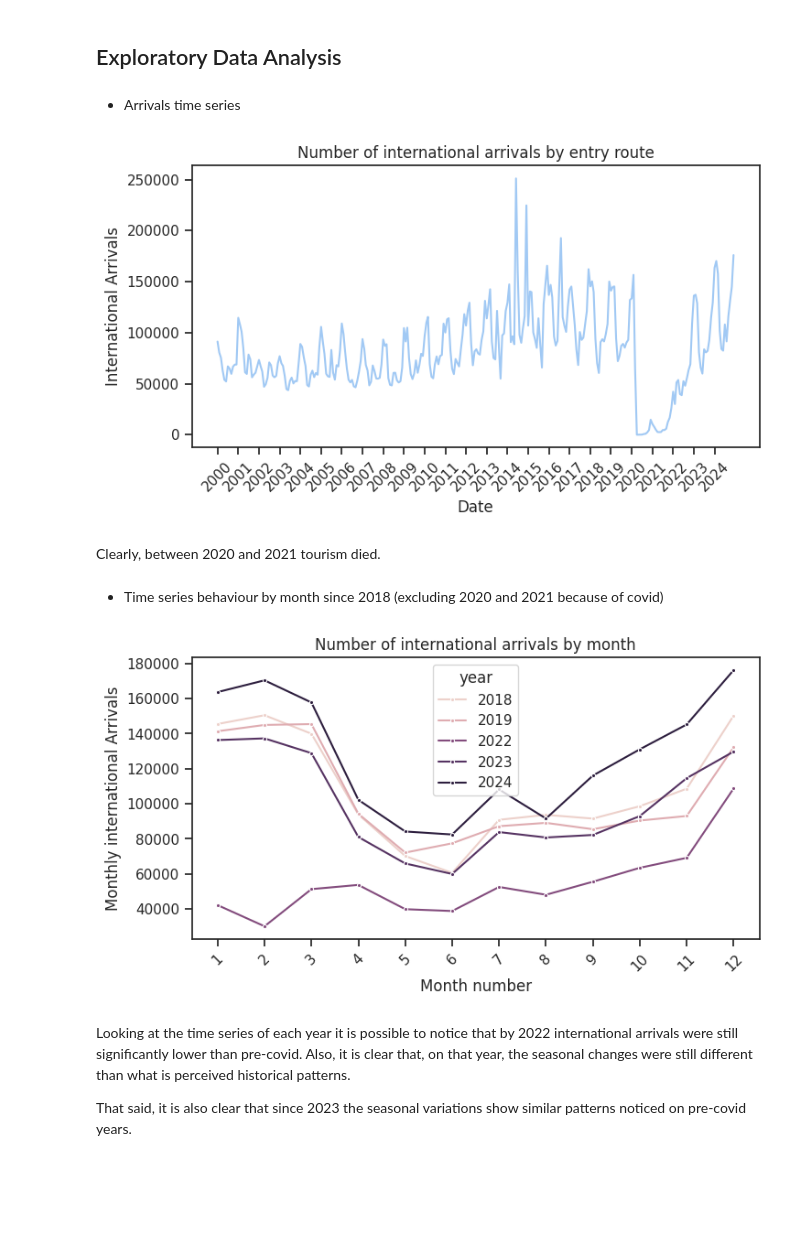
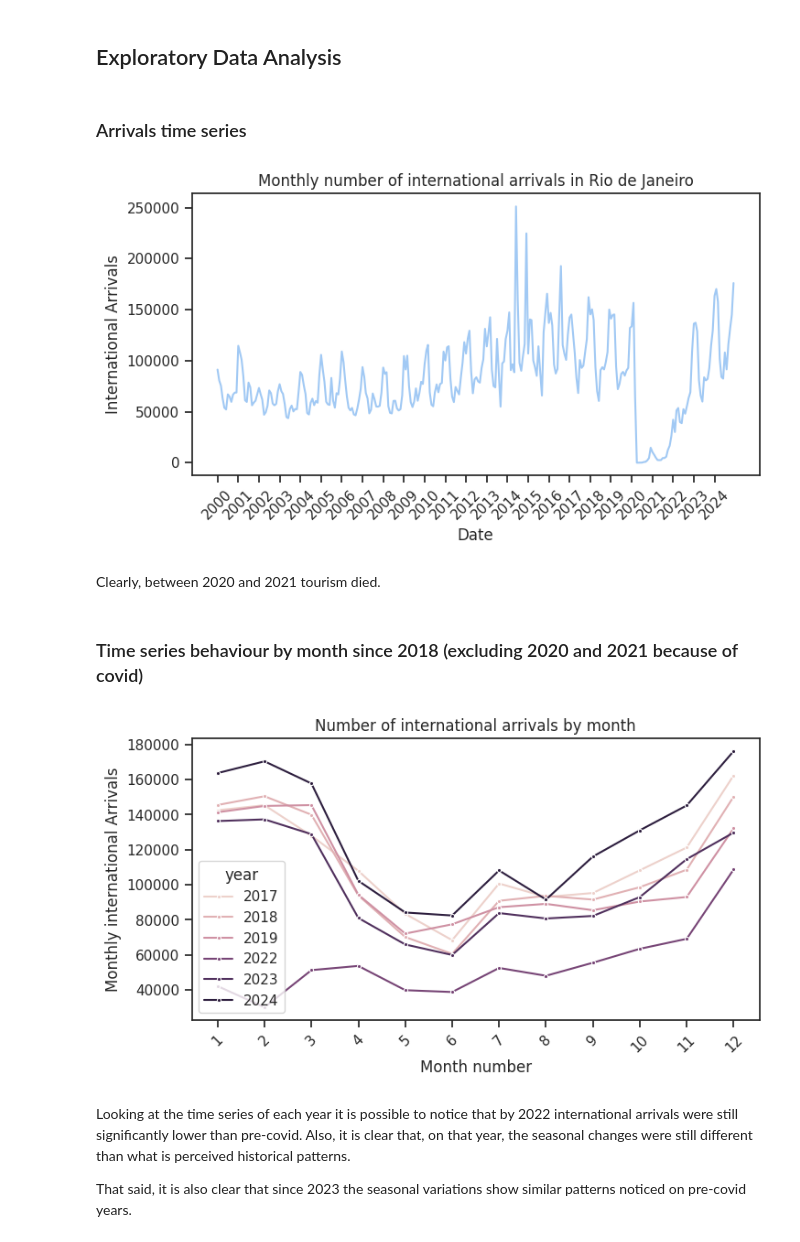
Before and after one commit to renanop/international_arrivals_time_series_forecasting, a Jupyter notebook: notebooks/exploration/eda.ipynb, the cells around one changed output. Drawn from its saved outputs; the diff is of its cells as text; code cells hidden in the pictures; blank space fills up the shorter version.

```diff
--- a/notebooks/exploration/eda.ipynb
+++ b/notebooks/exploration/eda.ipynb
@@ -152,7 +158,7 @@ plotter = Plotter()
 # %% [markdown]
 ## Exploratory Data Analysis
 # %% [markdown]
-* Arrivals time series
+### Arrivals time series
 # %%
 fig, ax = plotter.plot(
     data=df_rj,
@@ -163,7 +169,7 @@ fig, ax = plotter.plot(
     errorbar=None,
     x_label="Date",
     y_label = "International Arrivals",
-    title="Number of international arrivals by entry route"
+    title="Monthly number of international arrivals in Rio de Janeiro"
     )
 
 years = pd.date_range(start=df_rj["date"].min(), end=df_rj["date"].max(), freq="YS")
@@ -173,32 +179,32 @@ ax.tick_params(axis="x", rotation=45)
 
 plt.show()
 # %% [output]
-[figure, old version]
+[figure, new version]
 # %% [markdown]
 Clearly, between 2020 and 2021 tourism died.
 # %% [markdown]
-* Time series behaviour by month since 2018 (excluding 2020 and 2021 because of covid)
+### Time series behaviour by month since 2018 (excluding 2020 and 2021 because of covid)
 # %%
 fig, ax = plotter.plot(
-    data=df_rj[df_rj["year"].isin([2018, 2019, 2022, 2023, 2024])],
+    data=df_rj[df_rj["year"].isin([2017, 2018, 2019, 2022, 2023, 2024])],
     plot_name="lineplot",
     x="month_id",
     y="arrivals",
     hue="year",
     estimator="sum",
     errorbar=None,
     x_label="Month number",
     y_label = "Monthly international Arrivals",
     title="Number of international arrivals by month",
     marker="."
     )
 
 ax.tick_params(axis="x", rotation=45)
 ax.set_xticks(np.arange(1, 13,1))
 
 plt.show()
 # %% [output]
-[figure, old version]
+[figure, new version]
 # %% [markdown]
 Looking at the time series of each year it is possible to notice that by 2022 international arrivals were still significantly lower than pre-covid. Also, it is clear that, on that year, the seasonal changes were still different than what is perceived historical patterns.
 
```
Also changed, not shown: parts of 24 cells of this notebook, 5 other files.
